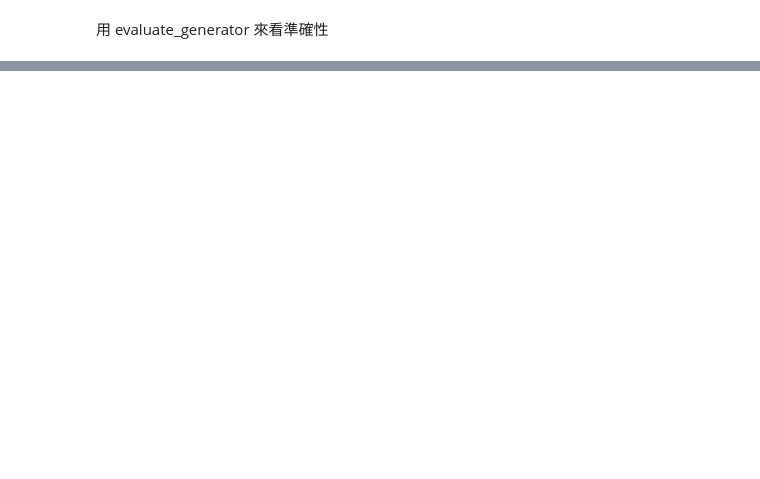
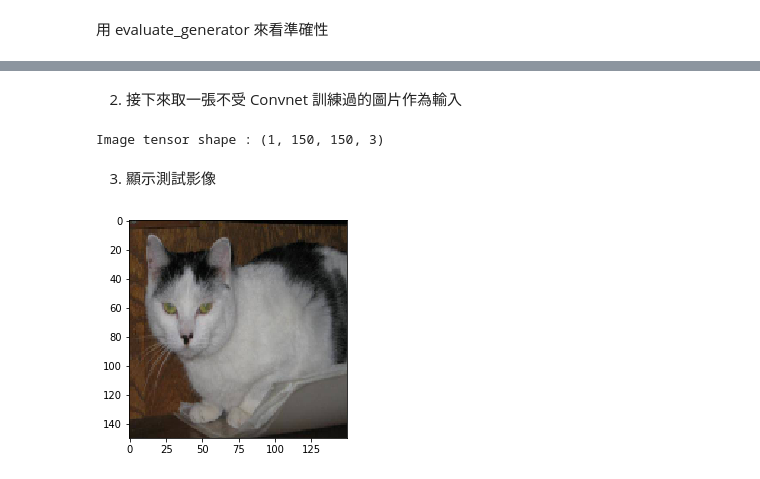
Before and after one commit to ChengYiLin/Deep_Learning_using_keras, a Jupyter notebook: 06_basic_computer_vision.ipynb, the cells around one changed output, grey strips where cells are left out. Drawn from its saved outputs; the diff is of its cells as text; code cells hidden in the pictures; blank space fills up the shorter version.

```diff
--- a/06_basic_computer_vision.ipynb
+++ b/06_basic_computer_vision.ipynb
@@ -785,0 +878,27 @@ test acc: 0.9089999914169311
+# %% [markdown]
+2. 接下來取一張不受 Convnet 訓練過的圖片作為輸入
+# %%
+import os
+from keras.preprocessing import image
+import numpy as np
+
+img_path = os.path.join(os.getcwd(),'dataset','test','cats', 'cat.1400.jpg')
+
+img = image.load_img(img_path, target_size=(150, 150))
+img_tensor = image.img_to_array(img)
+img_tensor = np.expand_dims(img_tensor, axis=0)
+img_tensor /= 255
+
+print('Image tensor shape : {}'.format(img_tensor.shape))
+# %% [output]
+Image tensor shape : (1, 150, 150, 3)
+# %% [markdown]
+3. 顯示測試影像
+# %%
+import matplotlib.pyplot as plt
+%matplotlib inline
+
+plt.imshow(img_tensor[0])
+plt.show()
+# %% [output]
+[figure, added]
```
Also changed, not shown: parts of 34 cells of this notebook, 1 other file.
